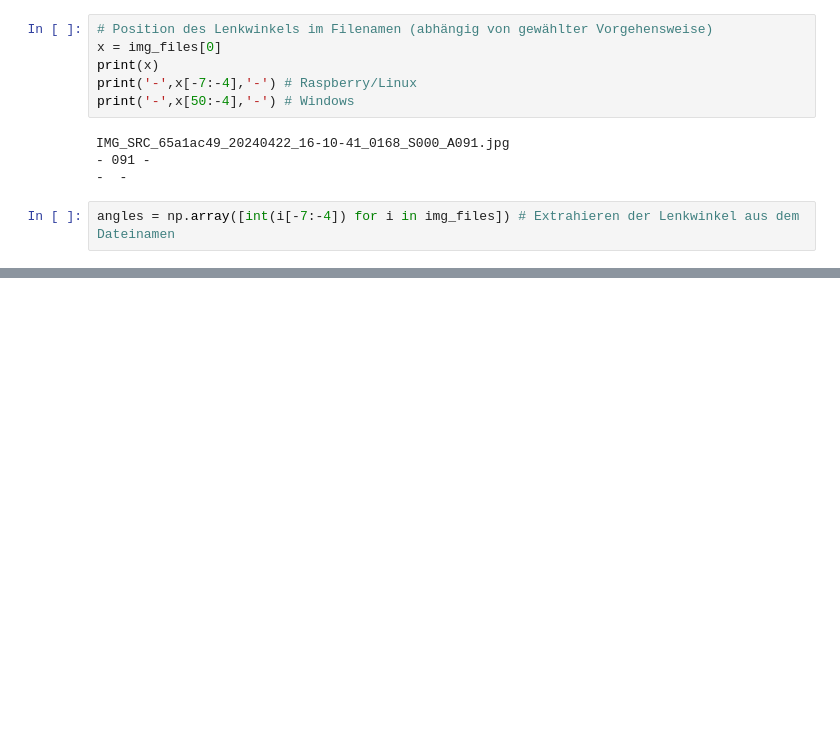
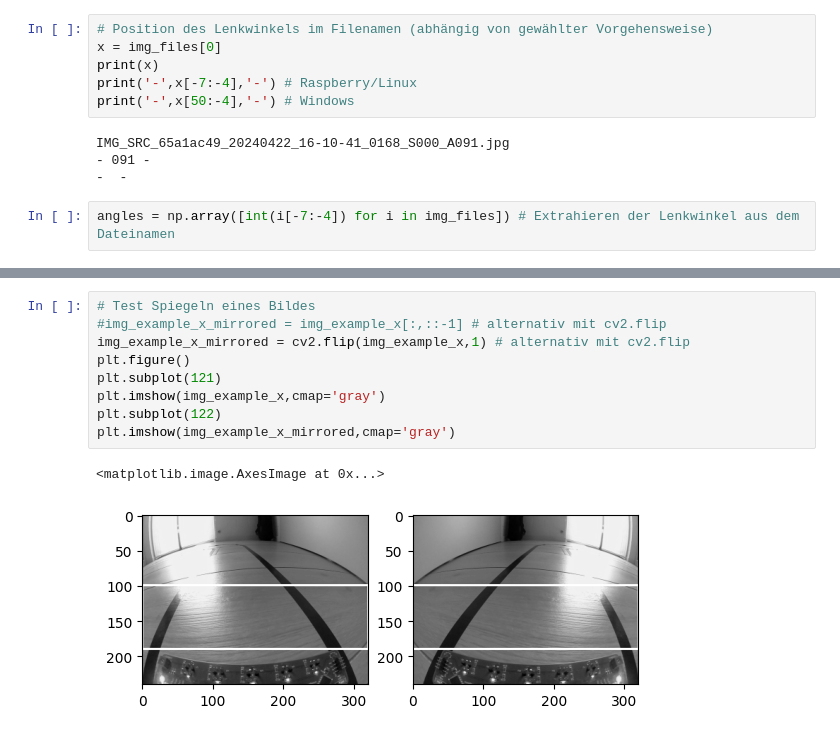
Before and after one commit to beckaelmicher/C2C, a Jupyter notebook: cnn.ipynb, the cells around one changed output, grey strips where cells are left out. Cells and saved outputs as stored; diff of their text form; blank space fills up the shorter version.

```diff
--- a/cnn.ipynb
+++ b/cnn.ipynb
@@ -103,0 +111,12 @@ angles = np.array([int(i[-7:-4]) for i in img_files]) # Extrahieren der Lenkwink
+# %%
+# Test Spiegeln eines Bildes
+#img_example_x_mirrored = img_example_x[:,::-1] # alternativ mit cv2.flip
+img_example_x_mirrored = cv2.flip(img_example_x,1) # alternativ mit cv2.flip
+plt.figure()
+plt.subplot(121)
+plt.imshow(img_example_x,cmap='gray')
+plt.subplot(122)
+plt.imshow(img_example_x_mirrored,cmap='gray')
+# %% [output]
+<matplotlib.image.AxesImage at 0x...>
+[figure, added]
```
Also changed, not shown: parts of 23 cells of this notebook.
